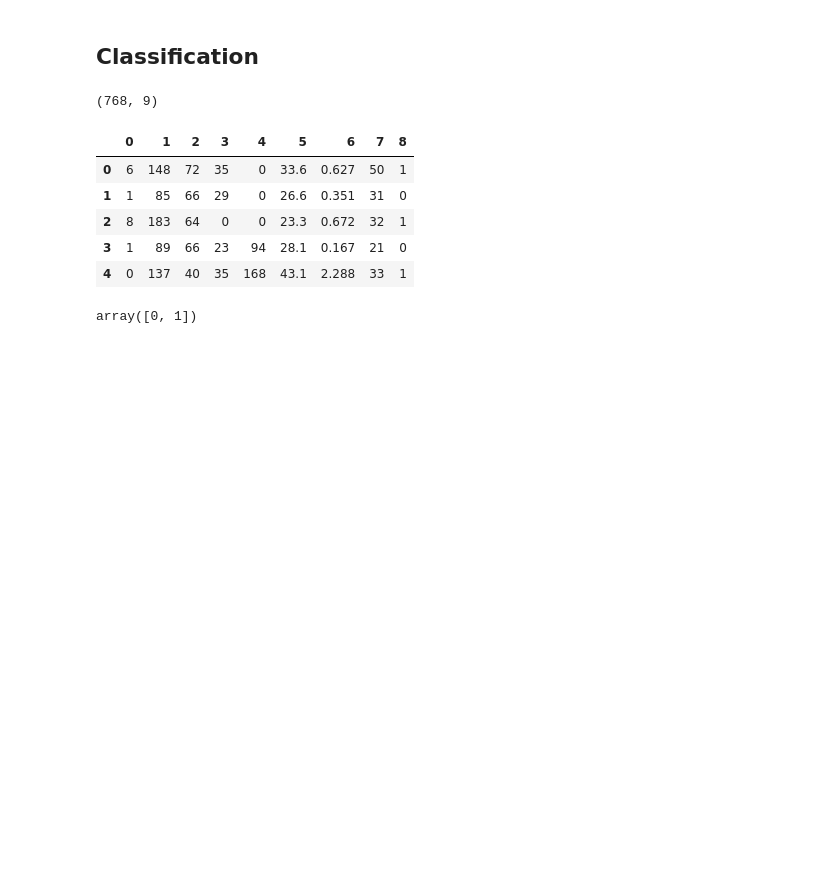
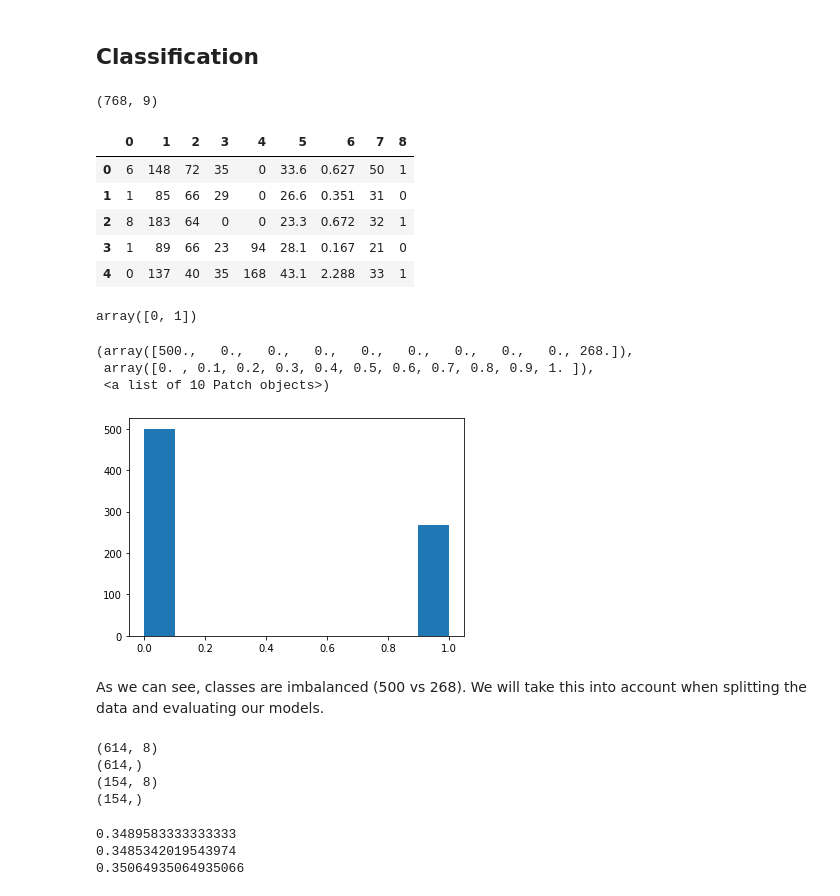
Before and after one commit to dmachlanski/ncrm-causality-2021, a Jupyter notebook: Day_1_Intro_to_ML.ipynb, the cells around one changed output. Saved outputs shown, nothing was run; the diff lists cells and outputs as text; code cells hidden in the pictures; blank space fills up the shorter version.

```diff
--- a/Day_1_Intro_to_ML.ipynb
+++ b/Day_1_Intro_to_ML.ipynb
@@ -140,0 +145,39 @@ array([0, 1])
+# %%
+plt.hist(df_diab[8])
+# %% [output]
+(array([500.,   0.,   0.,   0.,   0.,   0.,   0.,   0.,   0., 268.]),
+ array([0. , 0.1, 0.2, 0.3, 0.4, 0.5, 0.6, 0.7, 0.8, 0.9, 1. ]),
+ <a list of 10 Patch objects>)
+[figure, added]
+# %% [markdown]
+As we can see, classes are imbalanced (500 vs 268). We will take this into account when splitting the data and evaluating our models.
+# %%
+arr_diab = df_diab.to_numpy()
+diab_x = arr_diab[:, :-1]
+diab_y = arr_diab[:, -1]
+
+# Note we split here in a stratified manner to ensure equal ratio of classes in train and test data.
+diab_x_train, diab_x_test, diab_y_train, diab_y_test = train_test_split(diab_x, diab_y, test_size=0.2, stratify=diab_y)
+
+# Scale X only (Y is binary so it's unnecessary).
+scaler = MinMaxScaler(feature_range=(-1, 1))
+diab_x_train = scaler.fit_transform(diab_x_train)
+diab_x_test = scaler.transform(diab_x_test)
+
+print(diab_x_train.shape)
+print(diab_y_train.shape)
+print(diab_x_test.shape)
+print(diab_y_test.shape)
+# %% [output]
+(614, 8)
+(614,)
+(154, 8)
+(154,)
+# %%
+print(diab_y.mean())
+print(diab_y_train.mean())
+print(diab_y_test.mean())
+# %% [output]
+0.3489583333333333
+0.3485342019543974
+0.35064935064935066
```
Also changed, not shown: parts of 17 cells of this notebook.
